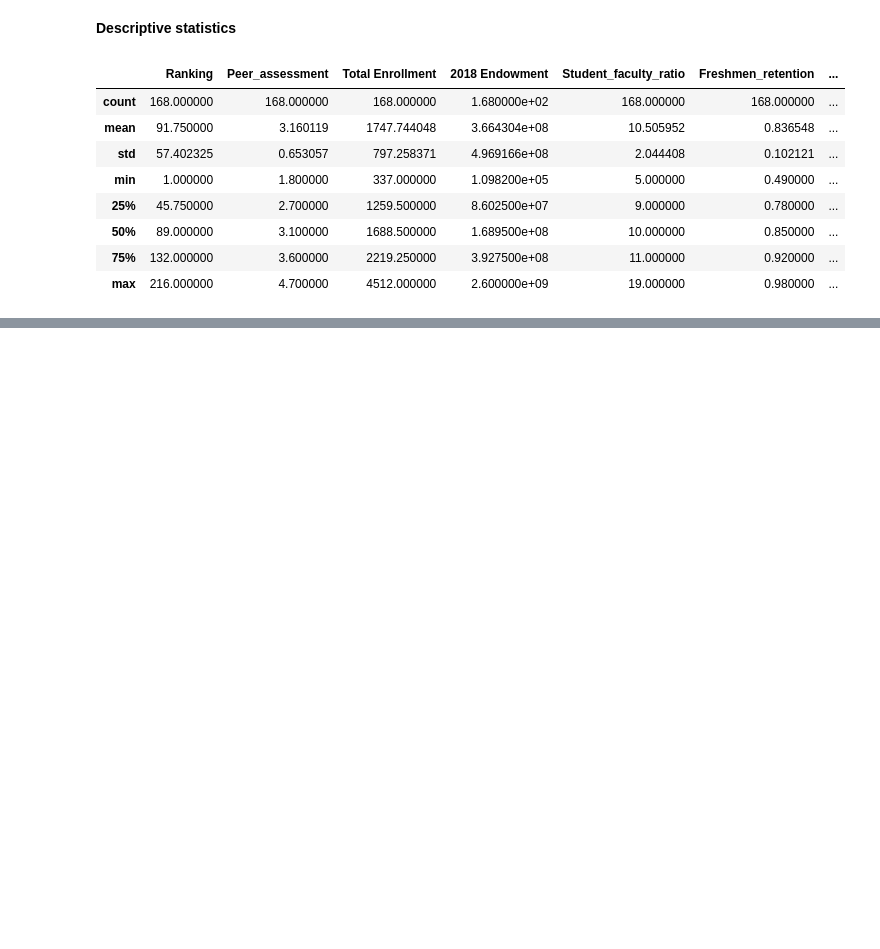
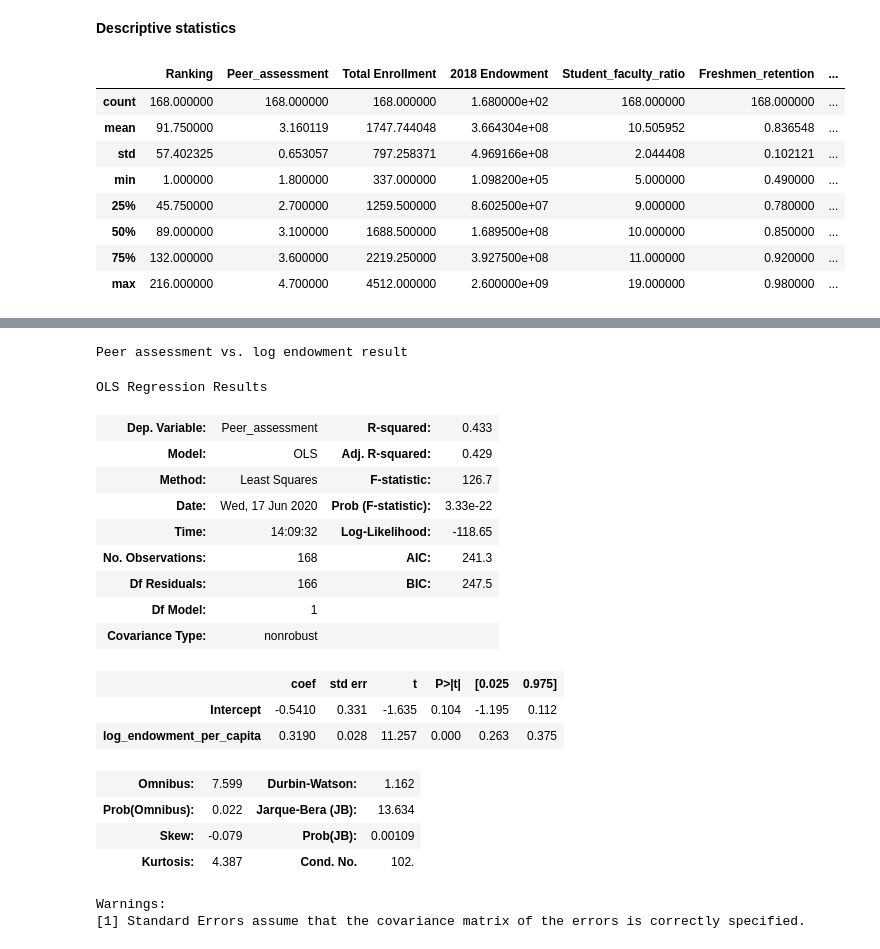
Before and after one commit to panda1835/building_LAC_2, a Jupyter notebook: USnews Regression.ipynb, the cells around one changed output, grey strips where cells are left out. Saved outputs shown, nothing was run; the diff lists cells and outputs as text; code cells hidden in the pictures; blank space fills up the shorter version.

```diff
--- a/USnews Regression.ipynb
+++ b/USnews Regression.ipynb
@@ -165,6 +186,30 @@ OLS Regression Results
 | Kurtosis: | 5.434 | Cond. No. | 102. |
 Warnings:
 [1] Standard Errors assume that the covariance matrix of the errors is correctly specified.
+# %%
+print('Peer assessment vs. log endowment result')
+peer_endowment_regression.summary()
+# %% [output]
+Peer assessment vs. log endowment result
+OLS Regression Results
+| Dep. Variable: | Peer_assessment | R-squared: | 0.433 |
+| Model: | OLS | Adj. R-squared: | 0.429 |
+| Method: | Least Squares | F-statistic: | 126.7 |
+| Date: | Wed, 17 Jun 2020 | Prob (F-statistic): | 3.33e-22 |
+| Time: | 14:09:32 | Log-Likelihood: | -118.65 |
+| No. Observations: | 168 | AIC: | 241.3 |
+| Df Residuals: | 166 | BIC: | 247.5 |
+| Df Model: | 1 |  |  |
+| Covariance Type: | nonrobust |  |  |
+|  | coef | std err | t | P>|t| | [0.025 | 0.975] |
+| Intercept | -0.5410 | 0.331 | -1.635 | 0.104 | -1.195 | 0.112 |
+| log_endowment_per_capita | 0.3190 | 0.028 | 11.257 | 0.000 | 0.263 | 0.375 |
+| Omnibus: | 7.599 | Durbin-Watson: | 1.162 |
+| Prob(Omnibus): | 0.022 | Jarque-Bera (JB): | 13.634 |
+| Skew: | -0.079 | Prob(JB): | 0.00109 |
+| Kurtosis: | 4.387 | Cond. No. | 102. |
+Warnings:
+[1] Standard Errors assume that the covariance matrix of the errors is correctly specified.
 # %%
 print('Ranking vs. other factors result')
 ranking_regression.summary()
```
Also changed, not shown: parts of 11 cells of this notebook, 2 other files.
